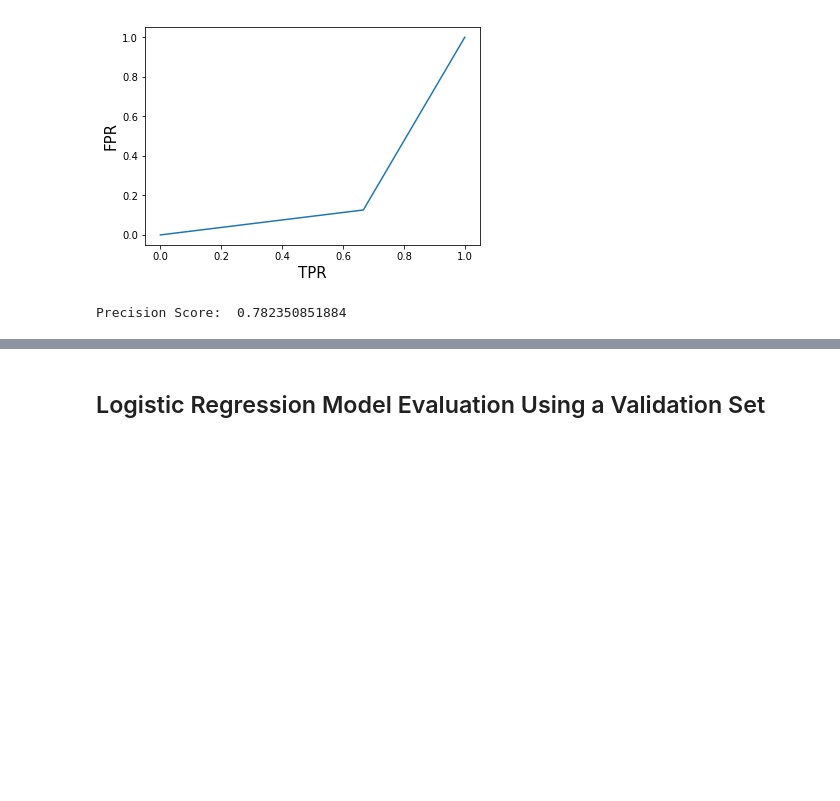
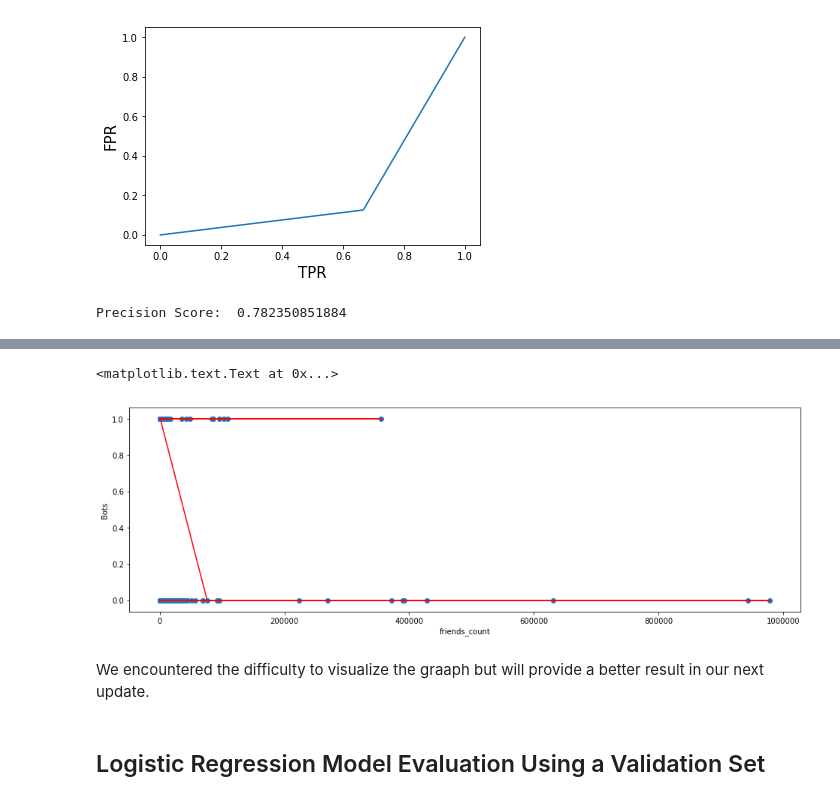
Before and after one commit to heng2j/-Twitter-Account-Bot-or-not-Bot, a Jupyter notebook: Prediction for Bot or not Bot twitter accounts.ipynb, the cells around one changed output, grey strips where cells are left out. Saved outputs shown, nothing was run; the diff lists cells and outputs as text; code cells hidden in the pictures; blank space fills up the shorter version.

```diff
--- a/Prediction for Bot or not Bot twitter accounts.ipynb
+++ b/Prediction for Bot or not Bot twitter accounts.ipynb
@@ -493,3 +577,16 @@ model.score(X_test[treeNames], Y_test_LR)
+# %%
+df['Bot_prob'] = logreg.predict_proba(X_LR2)[:, 1]
+# %%
+# plot the predicted probabilities
+plt.scatter(df.friends_count, df.bot)
+plt.plot(df.friends_count, df.bot, color='red')
+plt.xlabel('friends_count')
+plt.ylabel('Bots')
+# %% [output]
+<matplotlib.text.Text at 0x...>
+[figure, added]
+# %% [markdown]
+We encountered the difficulty to visualize the graaph but will provide a better result in our next update.
 # %% [markdown]
 ## Logistic Regression Model Evaluation Using a Validation Set
 # %%
```
Also changed, not shown: parts of 35 cells of this notebook.
